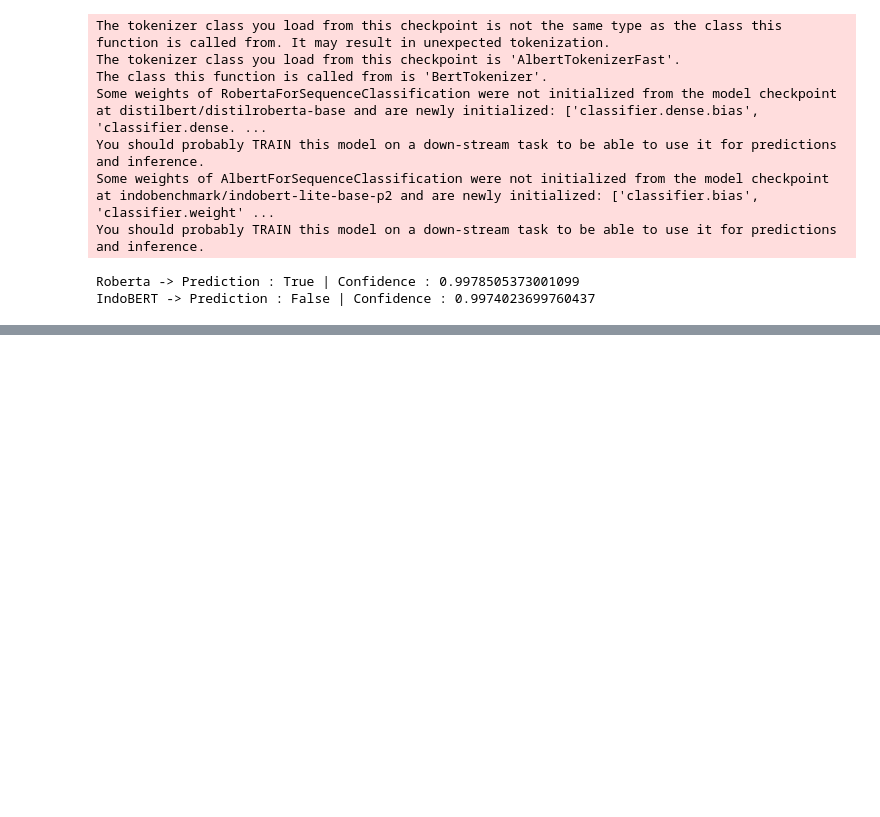
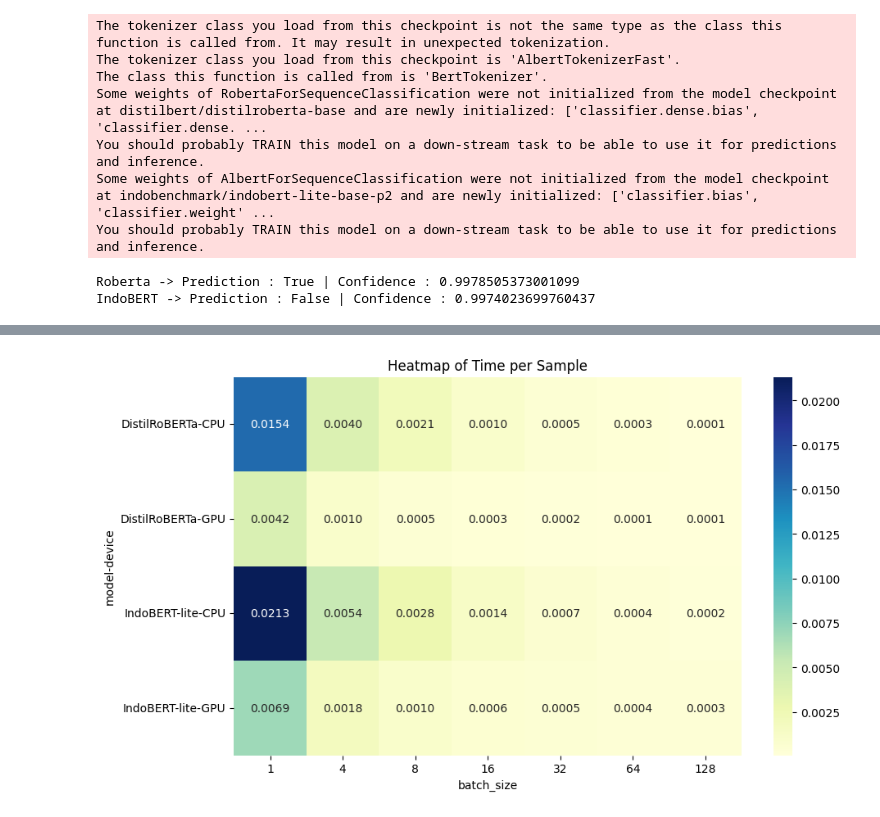
Before and after one commit to bwbayu/youtube-bot, a Jupyter notebook: engine/eda.ipynb, the cells around one changed output, grey strips where cells are left out. Saved outputs shown, nothing was run; the diff lists cells and outputs as text; code cells hidden in the pictures; blank space fills up the shorter version.

```diff
--- a/engine/eda.ipynb
+++ b/engine/eda.ipynb
@@ -583,0 +635,8 @@ IndoBERT -> Prediction : False | Confidence : 0.9974023699760437
+# %%
+pivot_time = df_benchmark.pivot_table(index=['model', 'device'], columns='batch_size', values='time_per_sample')
+plt.figure(figsize=(10, 6))
+sns.heatmap(pivot_time, annot=True, fmt=".4f", cmap="YlGnBu")
+plt.title('Heatmap of Time per Sample')
+plt.show()
+# %% [output]
+[figure, added]
```
Also changed, not shown: parts of 4 cells of this notebook, 2 other files.
